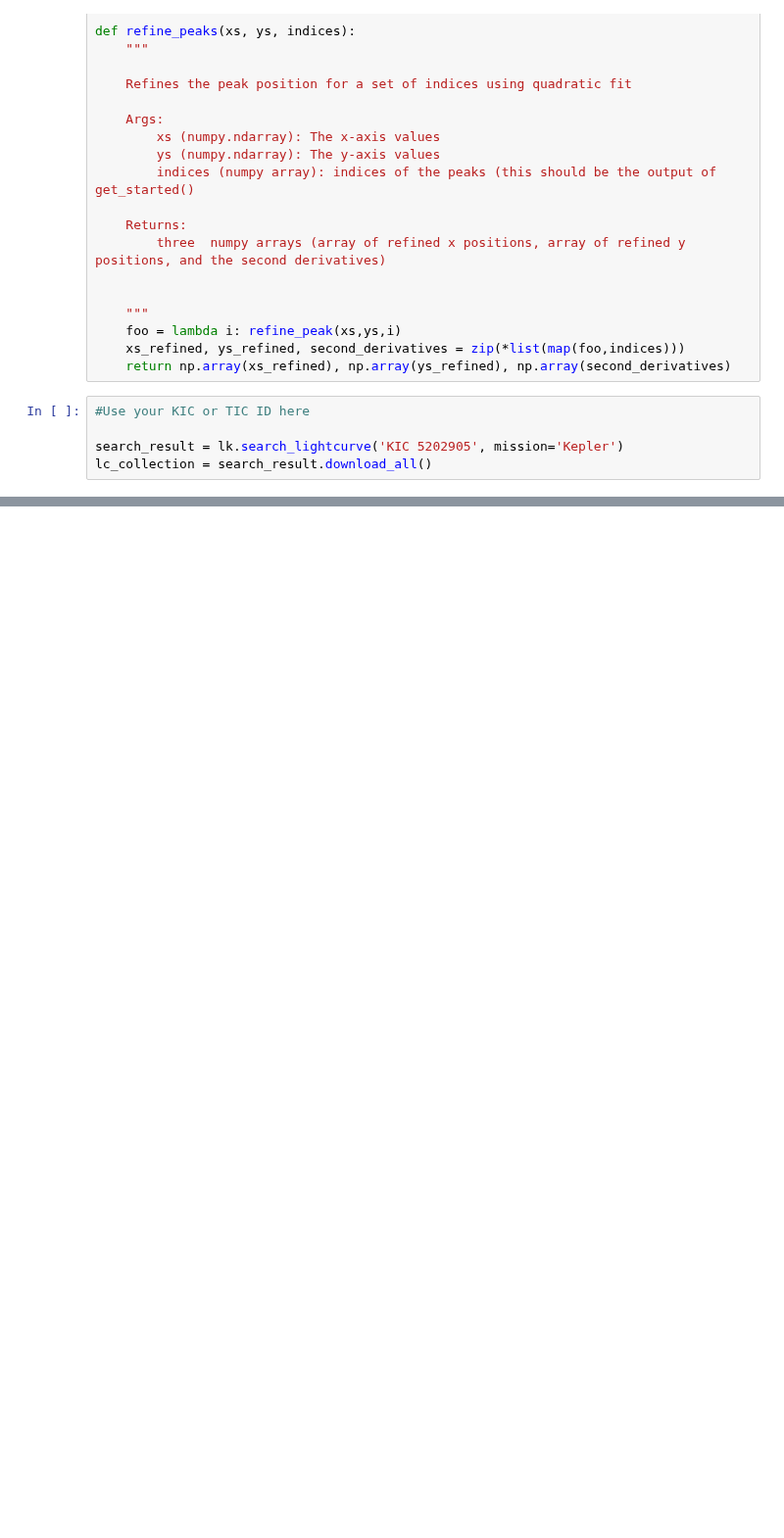
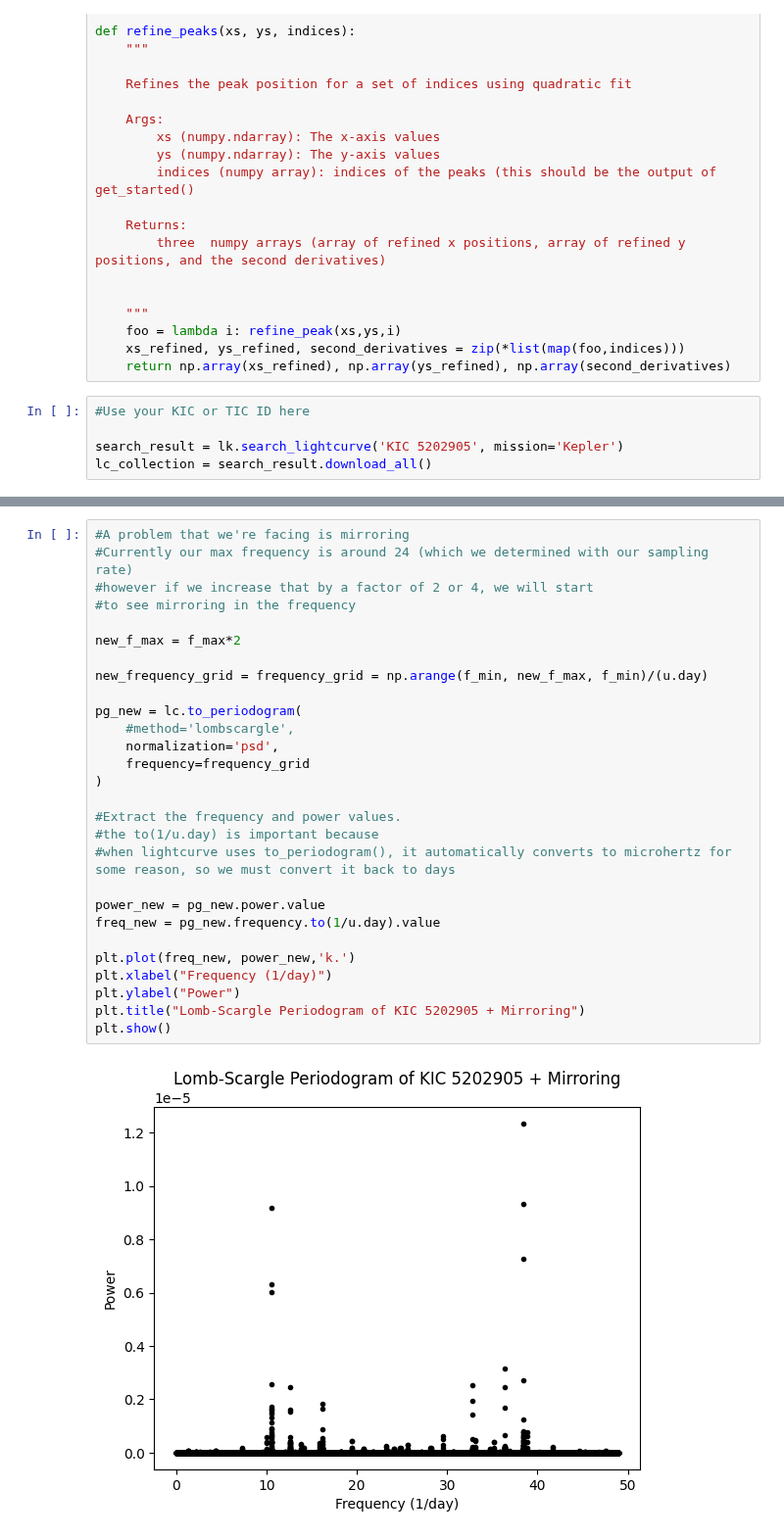
Before and after one commit to Hoggnation/cataloging_coherent_oscillators, a Jupyter notebook: SampleStarSearch.ipynb, the cells around one changed output, grey strips where cells are left out. Shown at 98% size. Cells and saved outputs as stored; diff of their text form; blank space fills up the shorter version.

```diff
--- a/SampleStarSearch.ipynb
+++ b/SampleStarSearch.ipynb
@@ -192,0 +300,30 @@ frequency_grid = np.arange(f_min, f_max, f_min)/(u.day)
+# %%
+#A problem that we're facing is mirroring
+#Currently our max frequency is around 24 (which we determined with our sampling rate)
+#however if we increase that by a factor of 2 or 4, we will start
+#to see mirroring in the frequency
+
+new_f_max = f_max*2
+
+new_frequency_grid = frequency_grid = np.arange(f_min, new_f_max, f_min)/(u.day)
+
+pg_new = lc.to_periodogram(
+    #method='lombscargle',
+    normalization='psd',
+    frequency=frequency_grid
+)
+
+#Extract the frequency and power values.
+#the to(1/u.day) is important because
+#when lightcurve uses to_periodogram(), it automatically converts to microhertz for some reason, so we must convert it back to days
+
+power_new = pg_new.power.value
+freq_new = pg_new.frequency.to(1/u.day).value
+
+plt.plot(freq_new, power_new,'k.')
+plt.xlabel("Frequency (1/day)")
+plt.ylabel("Power")
+plt.title("Lomb-Scargle Periodogram of KIC 5202905 + Mirroring")
+plt.show()
+# %% [output]
+[figure, added]
```
Also changed, not shown: parts of 10 cells of this notebook.
